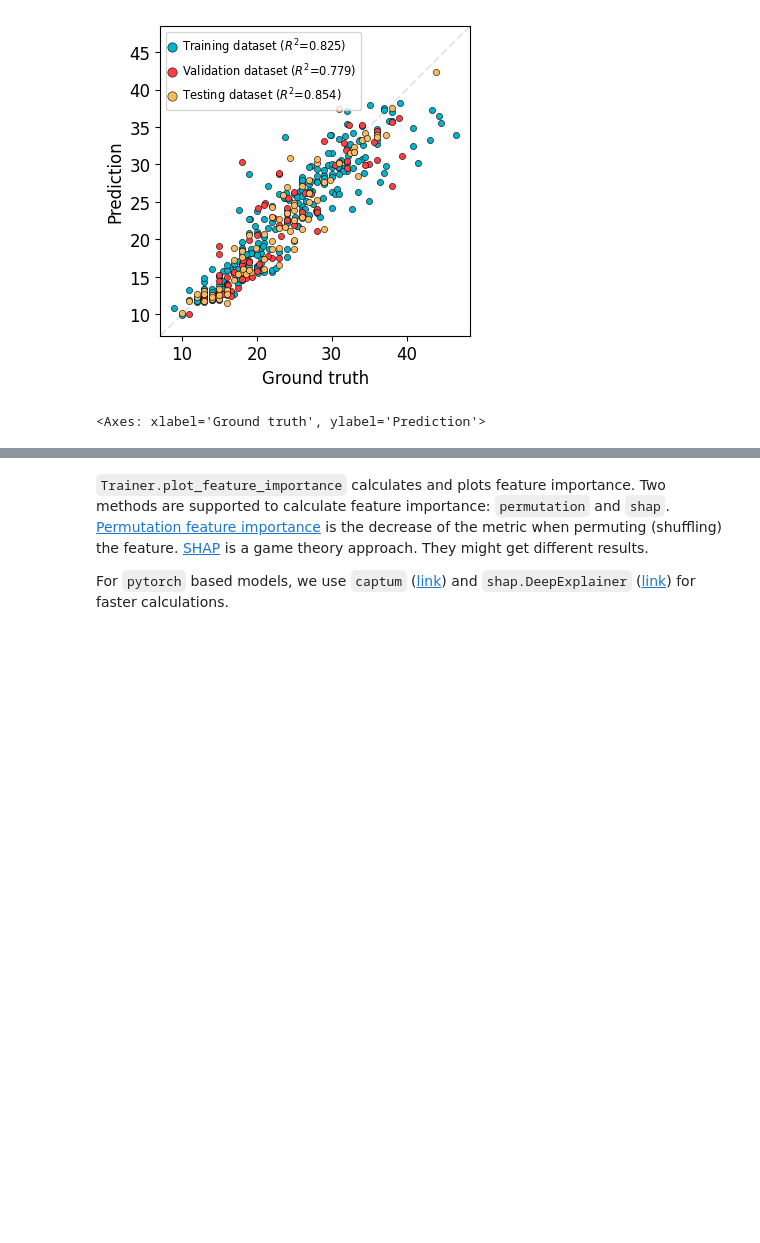
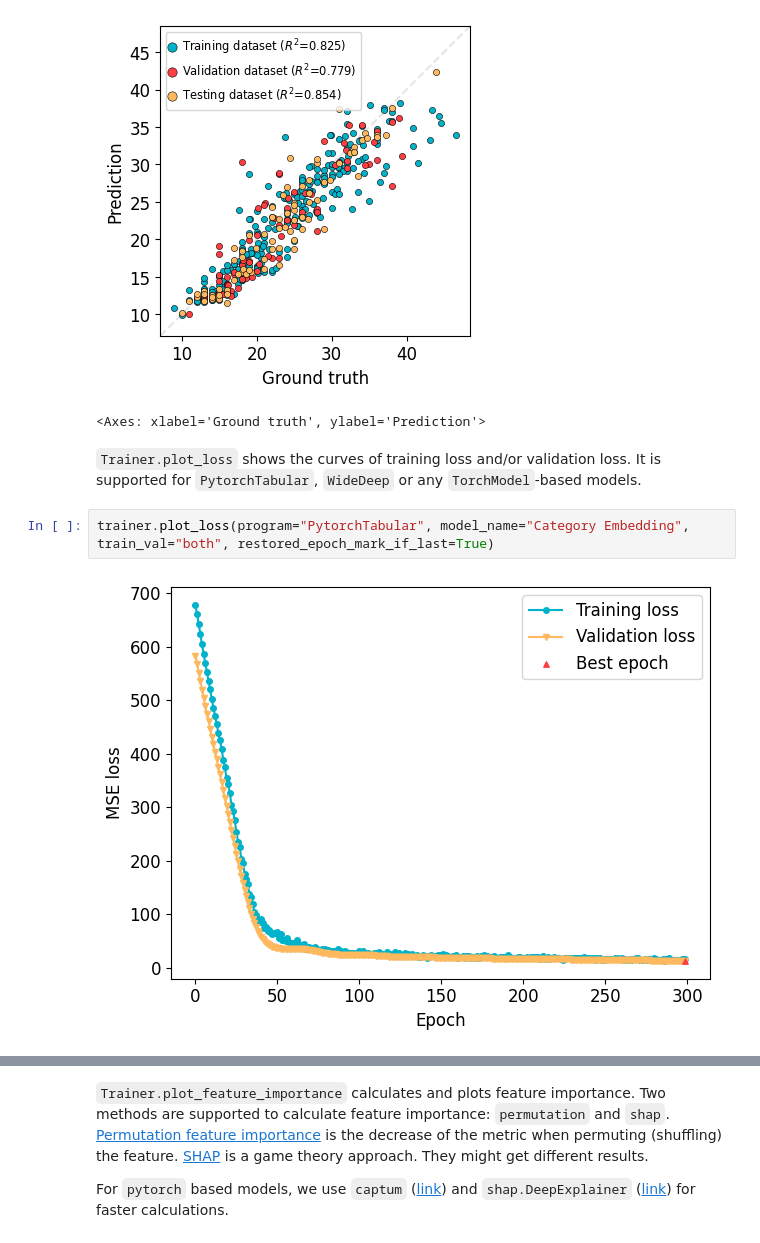
Before and after one commit to Luwen-Zhang/tabular_ensemble, a Jupyter notebook: docs/source/examples/get_started/plotting.ipynb, the cells around one changed output, grey strips where cells are left out. Saved outputs shown, nothing was run; the diff lists cells and outputs as text; blank space fills up the shorter version.

Commit message:
Record and plot loss.

```diff
--- a/docs/source/examples/get_started/plotting.ipynb
+++ b/docs/source/examples/get_started/plotting.ipynb
@@ -113,3 +113,9 @@ Validation MSE Loss: 12.3672, R2: 0.7791
 Testing MSE Loss: 7.8380, R2: 0.8542
 [figure]
 <Axes: xlabel='Ground truth', ylabel='Prediction'>
+# %% [markdown]
+`Trainer.plot_loss` shows the curves of training loss and/or validation loss. It is supported for `PytorchTabular`, `WideDeep` or any `TorchModel`-based models.
+# %%
+trainer.plot_loss(program="PytorchTabular", model_name="Category Embedding", train_val="both", restored_epoch_mark_if_last=True)
+# %% [output]
+[figure, added]
```
Also changed, not shown: parts of 2 cells of this notebook, 6 other files.
